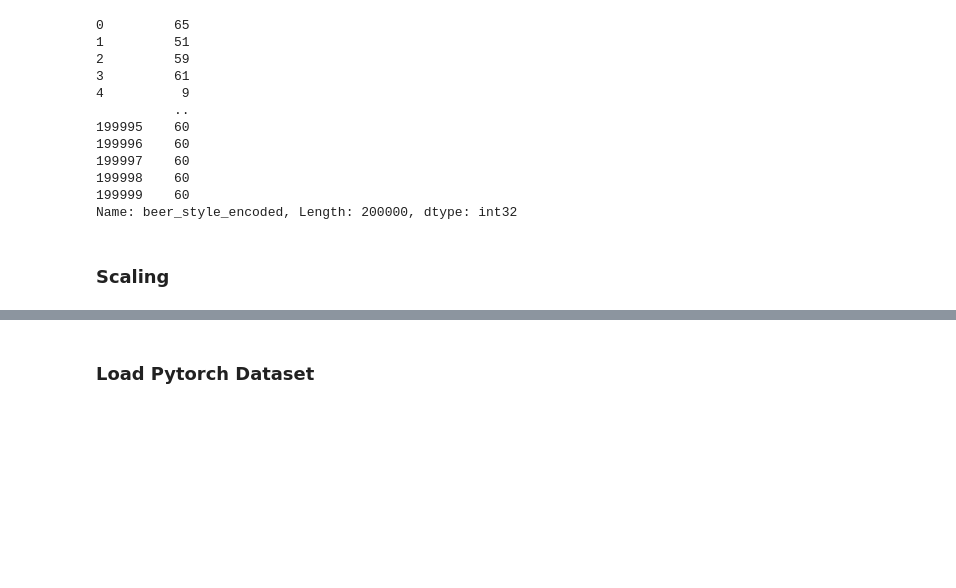
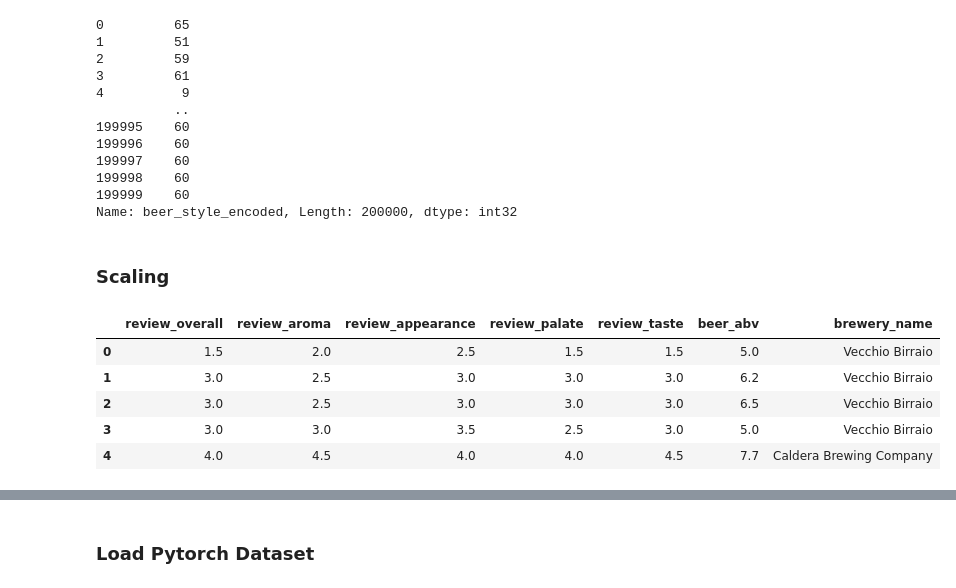
Before and after one commit to HninPwint/cnn_beer_type_prediction_fastapi_heroku, a Jupyter notebook: notebooks/6_Preparation_Encoding_Scaling_withoutReviewTime_sampleSize200k.ipynb, the cells around one changed output, grey strips where cells are left out. Cells and saved outputs as stored; diff of their text form; code cells hidden in the pictures; blank space fills up the shorter version.

```diff
--- a/notebooks/6_Preparation_Encoding_Scaling_withoutReviewTime_sampleSize200k.ipynb
+++ b/notebooks/6_Preparation_Encoding_Scaling_withoutReviewTime_sampleSize200k.ipynb
@@ -213,6 +214,14 @@ Name: beer_style_encoded, Length: 200000, dtype: int32
 # %%
 from sklearn.preprocessing import StandardScaler
 sc = StandardScaler()
 num_cols = ['review_overall', 'review_aroma', 'review_appearance', 'review_palate', 'review_taste', 'beer_abv']
 
 X_main_copy = X_main.copy()
+X_main_copy.head()
+# %% [output]
+|  | review_overall | review_aroma | review_appearance | review_palate | review_taste | beer_abv | brewery_name |
+| 0 | 1.5 | 2.0 | 2.5 | 1.5 | 1.5 | 5.0 | Vecchio Birraio |
+| 1 | 3.0 | 2.5 | 3.0 | 3.0 | 3.0 | 6.2 | Vecchio Birraio |
+| 2 | 3.0 | 2.5 | 3.0 | 3.0 | 3.0 | 6.5 | Vecchio Birraio |
+| 3 | 3.0 | 3.0 | 3.5 | 2.5 | 3.0 | 5.0 | Vecchio Birraio |
+| 4 | 4.0 | 4.5 | 4.0 | 4.0 | 4.5 | 7.7 | Caldera Brewing Company |
```
Also changed, not shown: parts of 9 cells of this notebook, 8 other files.
